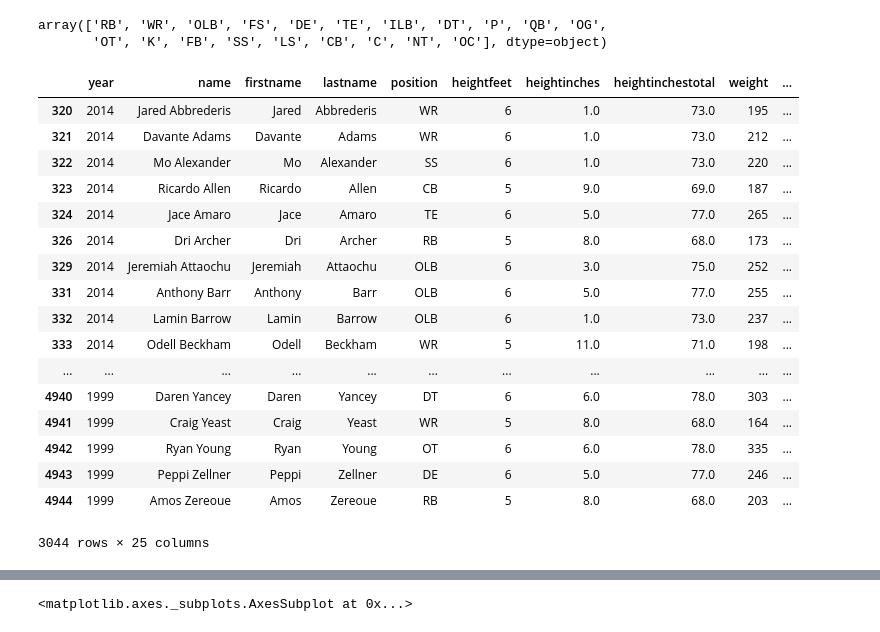
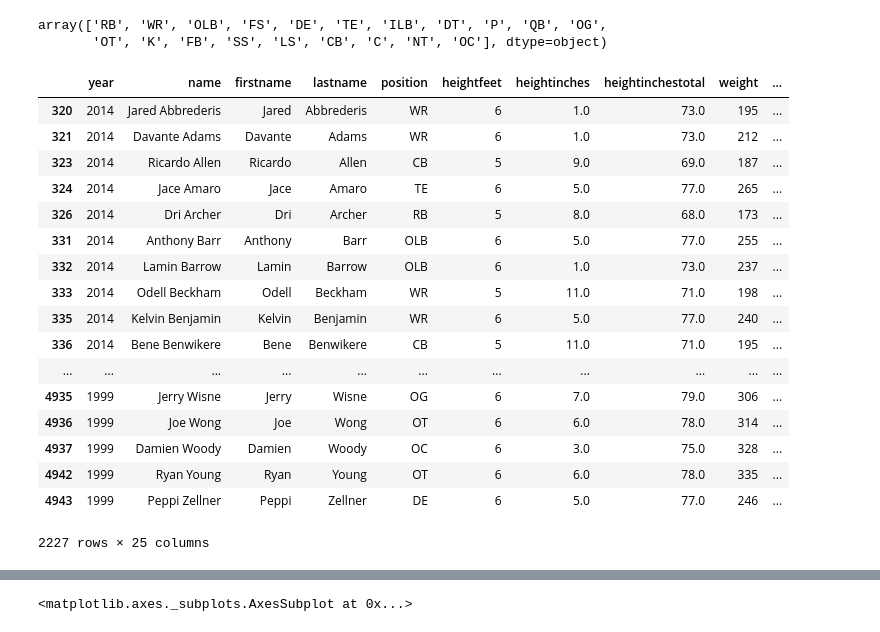
Before and after one commit to Pranav-Sukumar/NFL_Combine_Analysis, a Jupyter notebook: Pranav_Initial_Analysis/nfl_proj.ipynb, the cells around one changed output, grey strips where cells are left out. Drawn from its saved outputs; the diff is of its cells as text; code cells hidden in the pictures.

```diff
--- a/Pranav_Initial_Analysis/nfl_proj.ipynb
+++ b/Pranav_Initial_Analysis/nfl_proj.ipynb
@@ -33,32 +35,33 @@ raw_data['position'].unique()
 array(['RB', 'WR', 'OLB', 'FS', 'DE', 'TE', 'ILB', 'DT', 'P', 'QB', 'OG',
        'OT', 'K', 'FB', 'SS', 'LS', 'CB', 'C', 'NT', 'OC'], dtype=object)
 # %%
-raw_data_no_outlier = raw_data.loc[raw_data['vertical'] > 0]
-raw_data_no_outlier = raw_data.loc[raw_data['threecone'] > 0]
-raw_data_no_outlier = raw_data.loc[raw_data['broad'] > 0]
-raw_data_no_outlier = raw_data.loc[raw_data['bench'] > 0]
-raw_data_no_outlier = raw_data.loc[raw_data['round'] > 0]
+raw_data_no_outlier = raw_data.loc[raw_data['fortyyd'] > 0]
+raw_data_no_outlier = raw_data_no_outlier.loc[raw_data['heightinchestotal'] > 0]
+raw_data_no_outlier = raw_data_no_outlier.loc[raw_data['weight'] > 0]
+raw_data_no_outlier = raw_data_no_outlier.loc[raw_data['bench'] > 0]
+
+raw_data_no_outlier = raw_data_no_outlier.loc[raw_data['round'] > 0]
 
 raw_data_no_outlier
 # %% [output]
 |  | year | name | firstname | lastname | position | heightfeet | heightinches | heightinchestotal | weight | ... |
 | 320 | 2014 | Jared Abbrederis | Jared | Abbrederis | WR | 6 | 1.0 | 73.0 | 195 | ... |
 | 321 | 2014 | Davante Adams | Davante | Adams | WR | 6 | 1.0 | 73.0 | 212 | ... |
-| 322 | 2014 | Mo Alexander | Mo | Alexander | SS | 6 | 1.0 | 73.0 | 220 | ... |
 | 323 | 2014 | Ricardo Allen | Ricardo | Allen | CB | 5 | 9.0 | 69.0 | 187 | ... |
 | 324 | 2014 | Jace Amaro | Jace | Amaro | TE | 6 | 5.0 | 77.0 | 265 | ... |
 | 326 | 2014 | Dri Archer | Dri | Archer | RB | 5 | 8.0 | 68.0 | 173 | ... |
-| 329 | 2014 | Jeremiah Attaochu | Jeremiah | Attaochu | OLB | 6 | 3.0 | 75.0 | 252 | ... |
 | 331 | 2014 | Anthony Barr | Anthony | Barr | OLB | 6 | 5.0 | 77.0 | 255 | ... |
 | 332 | 2014 | Lamin Barrow | Lamin | Barrow | OLB | 6 | 1.0 | 73.0 | 237 | ... |
 | 333 | 2014 | Odell Beckham | Odell | Beckham | WR | 5 | 11.0 | 71.0 | 198 | ... |
+| 335 | 2014 | Kelvin Benjamin | Kelvin | Benjamin | WR | 6 | 5.0 | 77.0 | 240 | ... |
+| 336 | 2014 | Bene Benwikere | Bene | Benwikere | CB | 5 | 11.0 | 71.0 | 195 | ... |
 | ... | ... | ... | ... | ... | ... | ... | ... | ... | ... | ... |
-| 4940 | 1999 | Daren Yancey | Daren | Yancey | DT | 6 | 6.0 | 78.0 | 303 | ... |
-| 4941 | 1999 | Craig Yeast | Craig | Yeast | WR | 5 | 8.0 | 68.0 | 164 | ... |
+| 4935 | 1999 | Jerry Wisne | Jerry | Wisne | OG | 6 | 7.0 | 79.0 | 306 | ... |
+| 4936 | 1999 | Joe Wong | Joe | Wong | OT | 6 | 6.0 | 78.0 | 314 | ... |
+| 4937 | 1999 | Damien Woody | Damien | Woody | OC | 6 | 3.0 | 75.0 | 328 | ... |
 | 4942 | 1999 | Ryan Young | Ryan | Young | OT | 6 | 6.0 | 78.0 | 335 | ... |
 | 4943 | 1999 | Peppi Zellner | Peppi | Zellner | DE | 6 | 5.0 | 77.0 | 246 | ... |
-| 4944 | 1999 | Amos Zereoue | Amos | Zereoue | RB | 5 | 8.0 | 68.0 | 203 | ... |
-3044 rows × 25 columns
+2227 rows × 25 columns
 # %%
 position_data = raw_data_no_outlier.groupby(['position'])
 position_data.apply(print)
```
Also changed, not shown: parts of 20 cells of this notebook.
